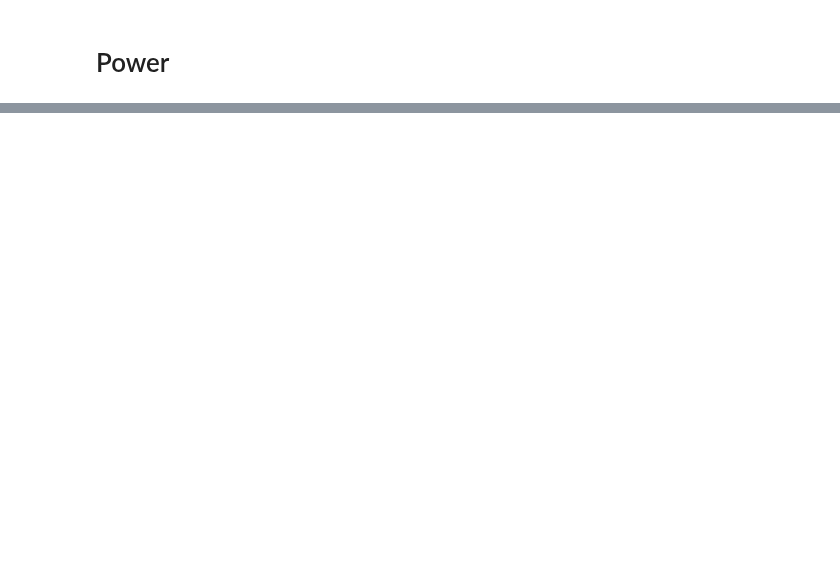
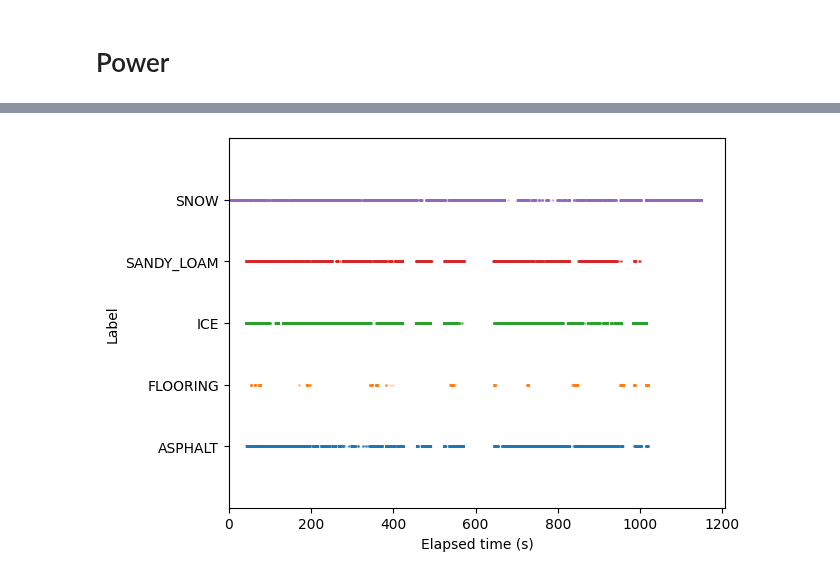
Before and after one commit to norlab-ulaval/BorealTC, a Jupyter notebook: model_rf.ipynb, the cells around one changed output, grey strips where cells are left out. Cells and saved outputs as stored; diff of their text form; code cells hidden in the pictures; blank space fills up the shorter version.

```diff
--- a/model_rf.ipynb
+++ b/model_rf.ipynb
@@ -211,0 +227,41 @@ disp.ax_.set_title("Random Forest with Power")
+# %%
+mPower = merge_mix[data["imu"].columns].copy()
+mPower["P_motion"] = transforms.motion_power(merge_mix)
+mPower["HS"], mPower["HR"] = transforms.ssmr_power_model(merge_mix)
+X_cols = columns["imu"].keys()
+X_cols = [*X_cols, "P_motion", "HS", "HR"]
+# %%
+mX = mPower[X_cols].copy()
+my = mPower.terrain.copy()
+
+scaler = StandardScaler().set_output(transform="pandas")
+
+mX_res = scaler.fit_transform(mX)
+# %%
+fig, ax = plt.subplots()
+
+y_mixed = rf_clf.predict(mX_res)
+
+
+for idx, terr in enumerate(terrains):
+    terr_idx = y_mixed == terr
+    terr_time = merge_mix.time.iloc[terr_idx]
+    terr_label = idx * np.ones(terr_time.shape)
+    ax.plot(
+        terr_time,
+        terr_label,
+        marker="o",
+        linestyle="",
+        markersize=1,
+        label=terr,
+        # color=u.COLORS[terr],
+        alpha=0.2,
+    )
+
+ax.set_yticks(np.arange(len(terrains)), terrains)
+
+ax.set_ylim(bottom=-1, top=len(terrains))
+ax.set_xlim(left=0)
+ax.set_ylabel("Label")
+ax.set_xlabel("Elapsed time (s)")
+# %% [output]
@@ -211,0 +269 @@ disp.ax_.set_title("Random Forest with Power")
+[figure, added]
```
Also changed, not shown: parts of 12 cells of this notebook, 1 other file.
